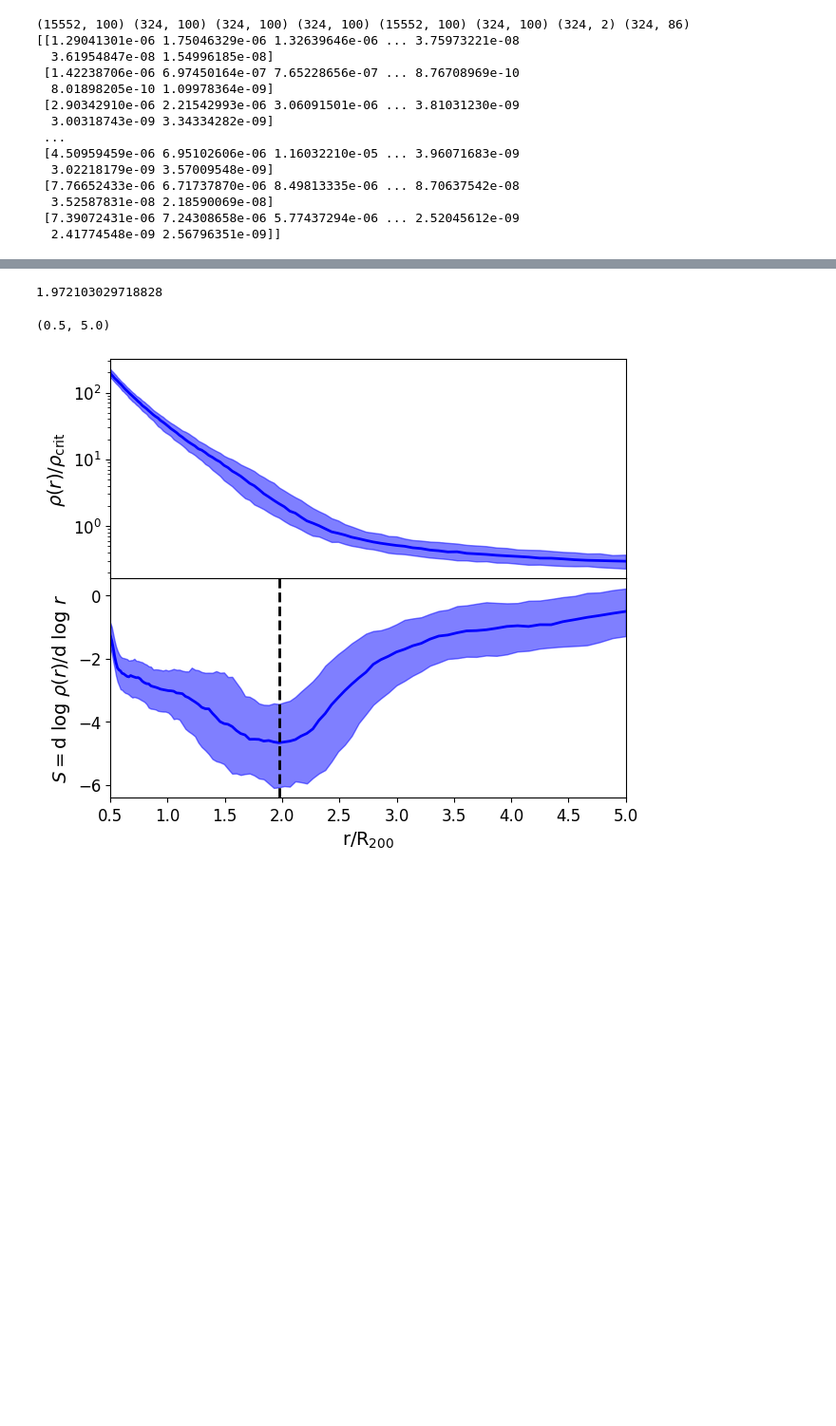
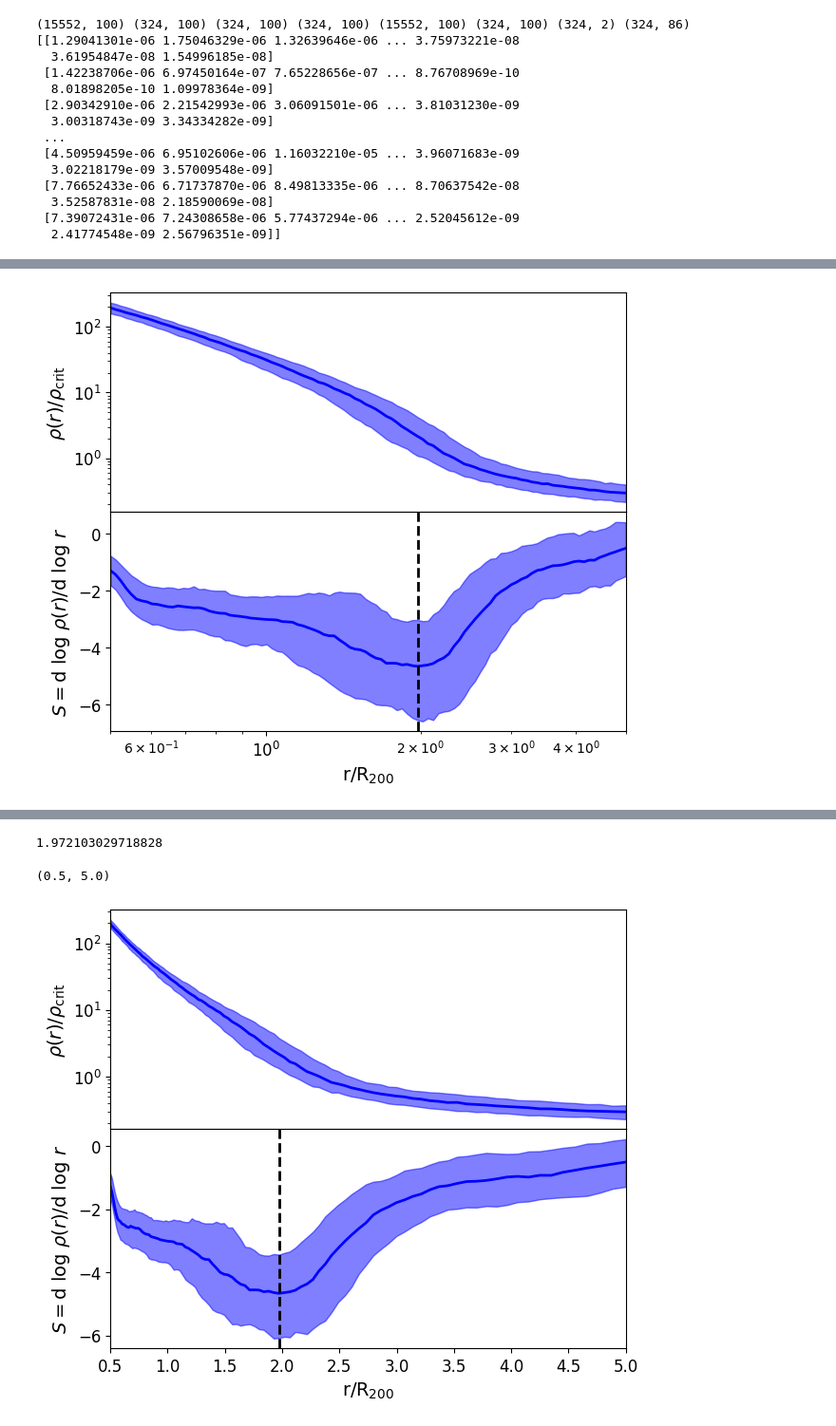
Before and after one commit to ZhangMing-1995/AnalysisTools, a Jupyter notebook: Shock_Radius/TheThreeHundred_3k.ipynb, the cells around one changed output, grey strips where cells are left out. Shown at 95% size. Drawn from its saved outputs; the diff is of its cells as text; code cells hidden in the pictures; blank space fills up the shorter version.

```diff
--- a/Shock_Radius/TheThreeHundred_3k.ipynb
+++ b/Shock_Radius/TheThreeHundred_3k.ipynb
@@ -53,3 +56,95 @@ Gas_entropy = np.median(Gas_entropy_reshaped, axis=1)
   3.52587831e-08 2.18590069e-08]
  [7.39072431e-06 7.24308658e-06 5.77437294e-06 ... 2.52045612e-09
   2.41774548e-09 2.56796351e-09]]
+# %%
+# DM density profile
+Rsp=[]
+rhonorm=2.7753662724817174e-08#*0.6777**2
+colors = ['blue', 'green', 'red', 'cyan', 'magenta', 'yellow', 'black', 'orange', 'purple', 'brown']
+start = 0.5
+end = 5
+log_bins = np.logspace(np.log10(start), np.log10(end), 100)
+
+fig = plt.figure(figsize=(7, 6))
+fig.subplots_adjust(hspace=0.0)
+ax1 = fig.add_subplot(2, 1, 1)
+ax2 = fig.add_subplot(2, 1, 2)
+
+for i in range(DM_density.shape[0]):
+# for i in range(10):
+    # ax1.plot(log_bins, DM_density[i]/rhonorm, color='blue',linewidth=0.5, alpha=0.2)
+    smoothed_density = gaussian_filter1d(DM_density[i], sigma=2)
+    # smoothed_density = savgol_filter(DM_density[i], window_length=15, polyorder=3, deriv=0, delta=0.1)
+    log_D = np.log(smoothed_density)
+    log_r = np.log(log_bins)
+    d_log_D = np.gradient(log_D, log_r)
+    # ax2.plot(log_bins, d_log_D, color='blue', linestyle='-', linewidth=2.0)
+    # smoothed_d_log_D = savgol_filter(d_log_D, window_length=15, polyorder=4, deriv=0, delta=0.01)
+    smoothed_d_log_D = gaussian_filter1d(d_log_D, sigma=2)
+    # ax2.plot(log_bins, smoothed_d_log_D, color='blue', linestyle='-', linewidth=0.5, alpha=0.2) # colors[i % len(colors)]
+
+    restricted_indices = np.where((log_bins >= 0.55) & (log_bins <= 4.5))[0]
+    rr = log_bins[restricted_indices]
+    smoothed_d_log_D_restricted = smoothed_d_log_D[restricted_indices]
+
+    r_splash_index = np.argmin(smoothed_d_log_D_restricted)
+    r_splash = rr[r_splash_index]
+
+    interp_func = interp1d(log_bins, smoothed_d_log_D, kind='cubic')
+    log_bins_dense = np.linspace(r_splash-0.2, r_splash+0.2, 500)
+    smoothed_d_log_D_dense = interp_func(log_bins_dense)
+    max_index = np.argmin(smoothed_d_log_D_dense)
+    r_splash = log_bins_dense[max_index]
+
+    Rsp.append(r_splash)
+
+median_DM_density = np.median(DM_density, axis=0)
+percentile16_DM_density = np.percentile(DM_density, 10, axis=0)
+percentile84_DM_density = np.percentile(DM_density, 90, axis=0)
+
+ax1.plot(log_bins, median_DM_density / rhonorm, color='b', linewidth=2.0, alpha=1)
+ax1.fill_between(log_bins, percentile16_DM_density / rhonorm, percentile84_DM_density / rhonorm, color='b', alpha=0.5)
+
+d_log_D_all = []
+for density in DM_density:
+    # smoothed_density = savgol_filter(density, window_length=15, polyorder=4, deriv=0, delta=0.1)
+    smoothed_density = gaussian_filter1d(density, sigma=2)
+    log_D = np.log(smoothed_density)
+    d_log_D = np.gradient(log_D, log_r)
+    # smoothed_d_log_D = savgol_filter(d_log_D, window_length=15, polyorder=4, deriv=0, delta=0.01)
+    smoothed_d_log_D = gaussian_filter1d(d_log_D, sigma=2)
+    d_log_D_all.append(smoothed_d_log_D)
+
+d_log_D_all = np.array(d_log_D_all)
+median_d_log_D = np.median(d_log_D_all, axis=0)
+percentile16_d_log_D = np.percentile(d_log_D_all, 10, axis=0)
+percentile84_d_log_D = np.percentile(d_log_D_all, 90, axis=0)
+
+ax2.plot(log_bins, median_d_log_D, color='b', linestyle='-', linewidth=2.0)
+ax2.fill_between(log_bins, percentile16_d_log_D, percentile84_d_log_D, color='b', alpha=0.5)
+
+restricted_indices = np.where((log_bins >= 0.55) & (log_bins <= 4.5))[0]
+rr = log_bins[restricted_indices]
+smoothed_d_log_D_restricted = median_d_log_D[restricted_indices]
+r_splash_index = np.argmin(smoothed_d_log_D_restricted)
+r_splash1 = rr[r_splash_index]
+ax2.axvline(x=r_splash1, color='black', linestyle='--', linewidth=2.0)
+print(r_splash1)
+
+ax1.set_ylabel(r'$\rho(r)/\rho_{\rm crit}$', fontsize=14) #{\rm Log}_{10}
+ax1.set_xscale('log')
+ax1.set_yscale('log')
+ax1.set_xlim(0.5,5)
+ax1.get_xaxis().set_visible(False)
+ax1.tick_params(axis='both', which='major', labelsize=12)
+
+ax2.tick_params(axis='both', which='major', labelsize=12)
+ax2.set_xscale('log')
+# ax2.set_yscale('log')
+ax2.set_xlabel(r'${\rm r/R}_{200}$', fontsize=14)
+ax2.set_ylabel(r'$S = {\rm d~log}~\rho(r) / {\rm d~log}~r$', fontsize=14)
+# ax2.set_ylabel(r'$S$')
+ax2.set_xlim(0.5,5)
+# ax2.set_ylim(-6.8,3)
+# plt.savefig("./figures/DM_splashback_radius_GIZMO_7k.png")
+# %% [output]
@@ -55,0 +153 @@ Gas_entropy = np.median(Gas_entropy_reshaped, axis=1)
+[figure, added]
```
Also changed, not shown: parts of 7 cells of this notebook, 1 other file.
